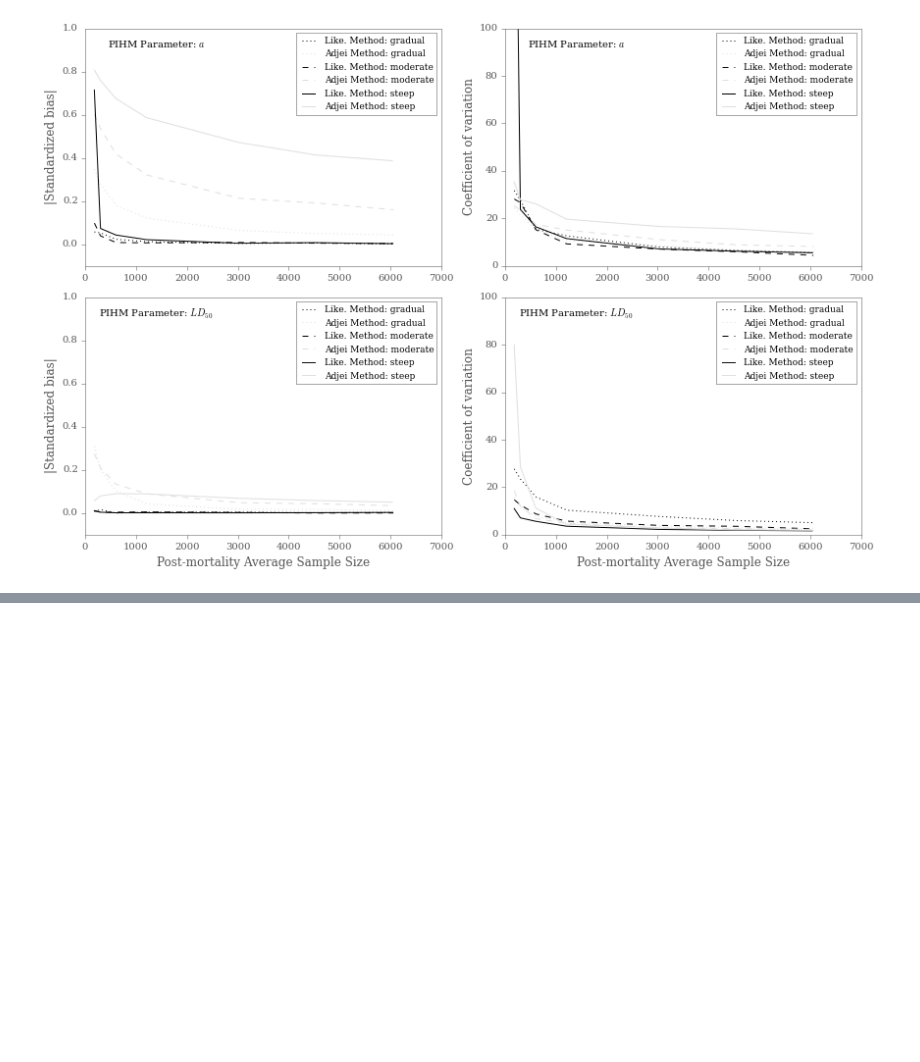
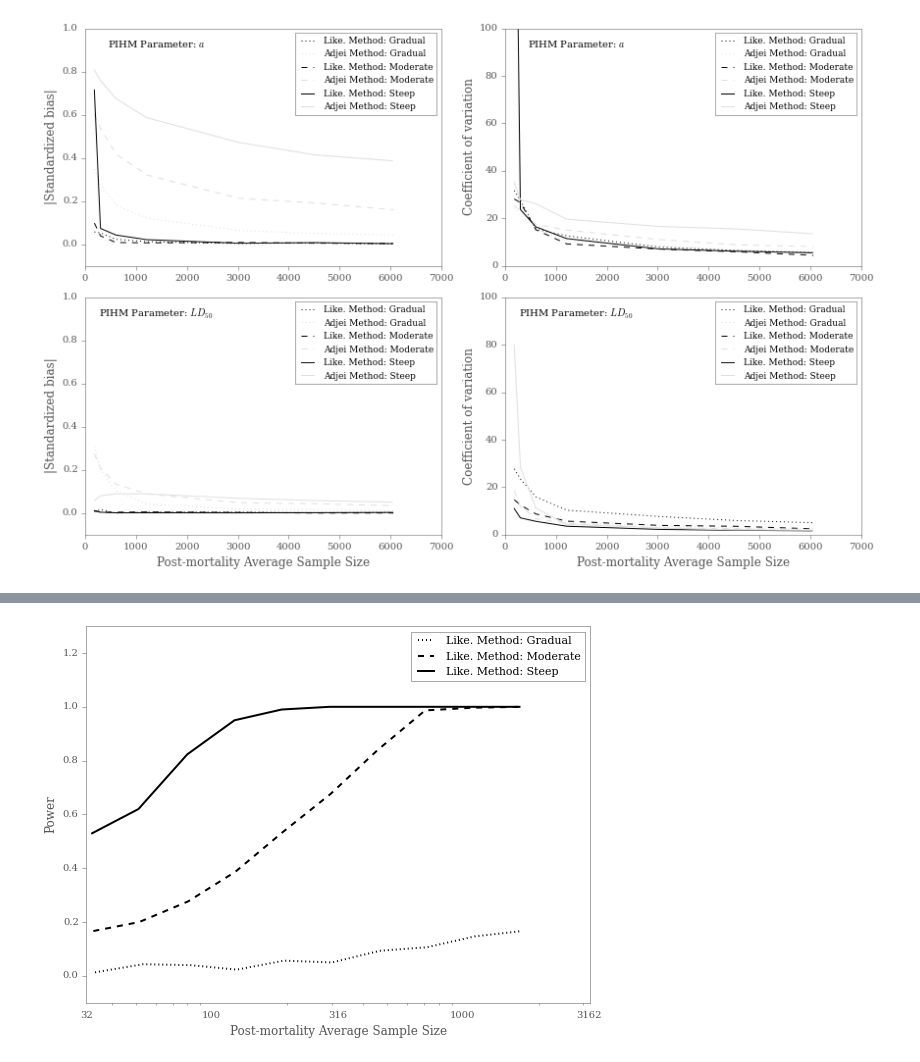
Before and after one commit to mqwilber/parasite_mortality, a Jupyter notebook: code/manuscript_plots.ipynb, the cells around one changed output, grey strips where cells are left out. Cells and saved outputs as stored; diff of their text form; code cells hidden in the pictures; blank space fills up the shorter version.

```diff
--- a/code/manuscript_plots.ipynb
+++ b/code/manuscript_plots.ipynb
@@ -313,7 +371,7 @@ prec_ax = np.atleast_1d(axes[:, 1])
 
 colors = ["black", "grey", "green"]
 linestyle = [":", "--", "-"]
-ld50_descrip = ["gradual", "moderate", "steep"]
+ld50_descrip = ["Gradual", "Moderate", "Steep"]
 lm_color = "black"  # Likelihood method color
 am_color = "#E0E0E0"  # Adjei method color
 
@@ -383,0 +435,87 @@ like_res
+# %%
+# Load in the results from scenario 1
+full_like = pd.read_pickle("../results/full_likelihood_analysis_results_just_10.pkl")
+# %%
+# Choose the mu_p and k_p to display
+from scipy.interpolate import interp1d
+reload(pm)
+mup = 10
+ld50s = [(5, -2.5), (10, -5), (20, -10)]
+
+k = 1
+
+# mups = [10, 100, 50]
+# ld50_vec = [[(5, -2.5), (10, -5), (20, -10)],
+#             [(5, -1.15), (10, -2.3), (20, -4.6)],
+#             [(5, -1.4), (10, -2.8), (20, -5.6)]]
+
+fig, axes = plt.subplots(1, 1, figsize=(8, 6))
+
+
+for ax in np.ravel(axes):
+    ax.xaxis.tick_bottom()
+    ax.yaxis.tick_left()
+
+power_ax = axes
+
+colors = ["black", "grey", "green"]
+linestyle = [":", "--", "-"]
+ld50_descrip = ["Gradual", "Moderate", "Steep"]
+lm_color = "black"  # Likelihood method color
+am_color = "#E0E0E0"  # Adjei method color
+
+params = ['p']
+
+
+for i, param in enumerate(params):
+
+#     bias_ax[i].text(0.2, 0.92, r"PIHM Parameter: %s" % pretty_params[i], horizontalalignment='center',
+#                                          transform = bias_ax[i].transAxes)
+
+#     prec_ax[i].text(0.2, 0.92, r"PIHM Parameter: %s" % pretty_params[i], horizontalalignment='center',
+#                                           transform = prec_ax[i].transAxes)
+
+    for j, ld50 in enumerate(ld50s):
+
+        # Extract these results
+        samp, bias, prec = pm.extract_full_likelihood_simulation(full_like, [mup, ld50, k], param)
+
+        like_res = pd.DataFrame(zip(samp, bias, prec), columns=["N", "b", "p"])
+        like_res.sort("N", inplace=True)
+
+
+        like_label = "Like. Method: " + str(ld50_descrip[j])
+
+        if param == 'p':
+            power_ax.plot(like_res.N, like_res.p, color=lm_color, ls=linestyle[j], label=like_label, lw=2)
+            interp_fxn = interp1d(like_res.N, like_res.p)
+            vals = np.linspace(np.min(like_res.N), np.max(like_res.N), 200)
+
+            try:
+                gt = vals[interp_fxn(vals) > 0.8][0]
+                print (gt, ld50)
+            except:
+                pass
+
+
+        else:
+            ld50_ax.plot(like_res.N, like_res.b, color=lm_color, ls=linestyle[j], label=like_label)
+
+
+
+
+#ld50_ax.legend(prop={"size" : 9})
+power_ax.legend(prop={"size" : 11})
+power_ax.set_ylim(-0.1, 1.3)
+power_ax.set_xlim(32, 3200)
+
+power_ax.set_xscale('log')
+power_ax.set_xticks([10**1.5, 10**2, 10**2.5, 10**3, 10**3.5])
+power_ax.get_xaxis().set_major_formatter(matplotlib.ticker.ScalarFormatter())
+power_ax.tick_params(bottom=False)
+
+power_ax.set_xlabel("Post-mortality Average Sample Size")
+power_ax.set_ylabel("Power")
+plt.tight_layout()
+fig.savefig("../results/figure3_for_manuscript.pdf", dpi=300)
+# %% [output]
@@ -383,0 +524 @@ like_res
+[figure, added]
```
Also changed, not shown: parts of 11 cells of this notebook, 23 other files.
